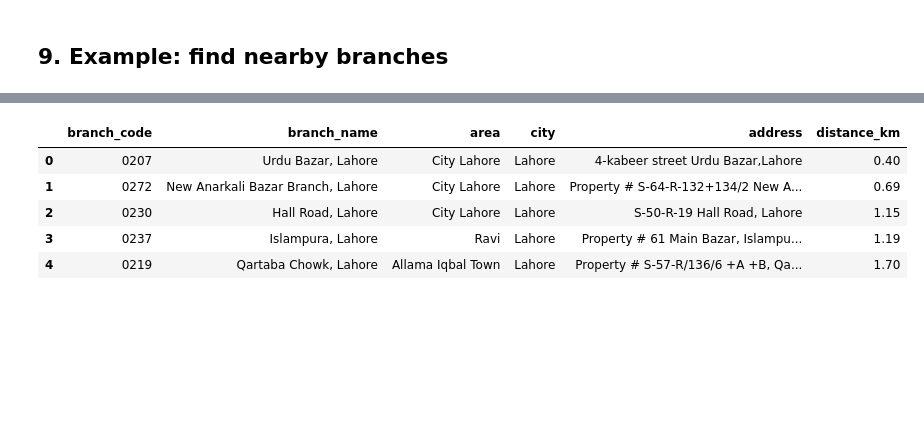
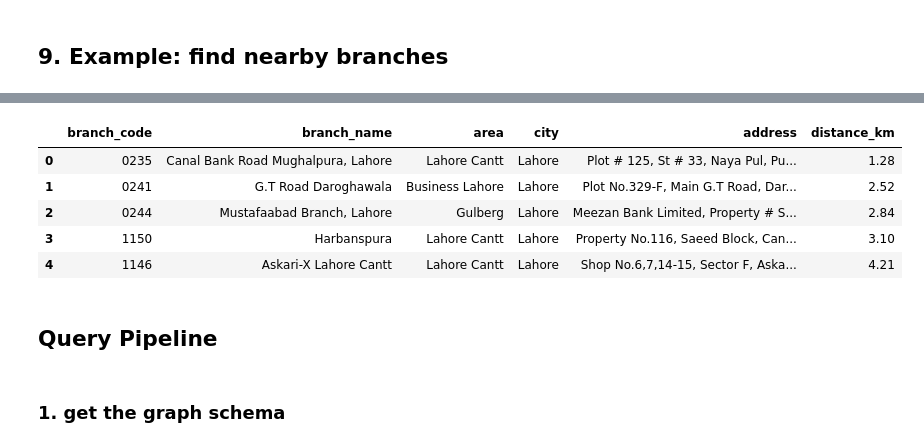
Before and after one commit to MominaButt24/graphrag, a Jupyter notebook: notebooks/meezan_branch_location_graph.ipynb, the cells around one changed output, grey strips where cells are left out. Saved outputs shown, nothing was run; the diff lists cells and outputs as text; code cells hidden in the pictures; blank space fills up the shorter version.

Commit message:
After geocoding query pipeline update

```diff
--- a/notebooks/meezan_branch_location_graph.ipynb
+++ b/notebooks/meezan_branch_location_graph.ipynb
@@ -340,7 +355,7 @@ import requests
 import pandas as pd
 
 # 1. Enter the location you want to search
-search_location = "Anarkali, Lahore, Pakistan"
+search_location = "Jahangir Road, Lahore, Pakistan"
 
 # 2. Geocode using your local Pakistan Nominatim server
 NOMINATIM_URL = "http://localhost:8088/search"
@@ -414,8 +429,12 @@ Longitude: 74.3074319
 
 Nearest Meezan branches:
 |  | branch_code | branch_name | area | city | address | distance_km |
-| 0 | 0207 | Urdu Bazar, Lahore | City Lahore | Lahore | 4-kabeer street Urdu Bazar,Lahore | 0.40 |
-| 1 | 0272 | New Anarkali Bazar Branch, Lahore | City Lahore | Lahore | Property # S-64-R-132+134/2 New A... | 0.69 |
-| 2 | 0230 | Hall Road, Lahore | City Lahore | Lahore | S-50-R-19 Hall Road, Lahore | 1.15 |
-| 3 | 0237 | Islampura, Lahore | Ravi | Lahore | Property # 61 Main Bazar, Islampu... | 1.19 |
-| 4 | 0219 | Qartaba Chowk, Lahore | Allama Iqbal Town | Lahore | Property # S-57-R/136/6 +A +B, Qa... | 1.70 |
+| 0 | 0235 | Canal Bank Road Mughalpura, Lahore | Lahore Cantt | Lahore | Plot # 125, St # 33, Naya Pul, Pu... | 1.28 |
+| 1 | 0241 | G.T Road Daroghawala | Business Lahore | Lahore | Plot No.329-F, Main G.T Road, Dar... | 2.52 |
+| 2 | 0244 | Mustafaabad Branch, Lahore | Gulberg | Lahore | Meezan Bank Limited, Property # S... | 2.84 |
+| 3 | 1150 | Harbanspura | Lahore Cantt | Lahore | Property No.116, Saeed Block, Can... | 3.10 |
+| 4 | 1146 | Askari-X Lahore Cantt | Lahore Cantt | Lahore | Shop No.6,7,14-15, Sector F, Aska... | 4.21 |
+# %% [markdown]
+## Query Pipeline
+# %% [markdown]
+### 1. get the graph schema
```
Also changed, not shown: parts of 20 cells of this notebook, 1 other file.
